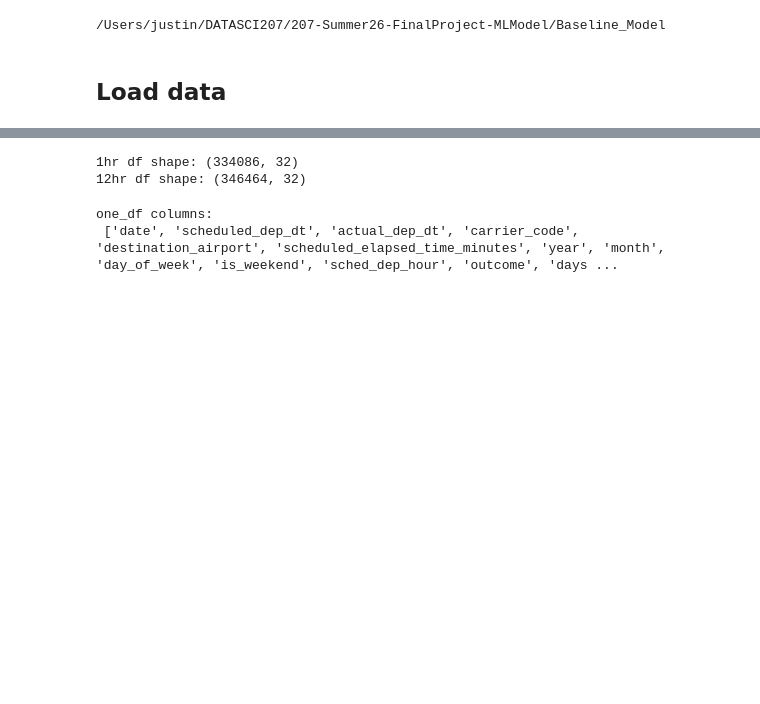
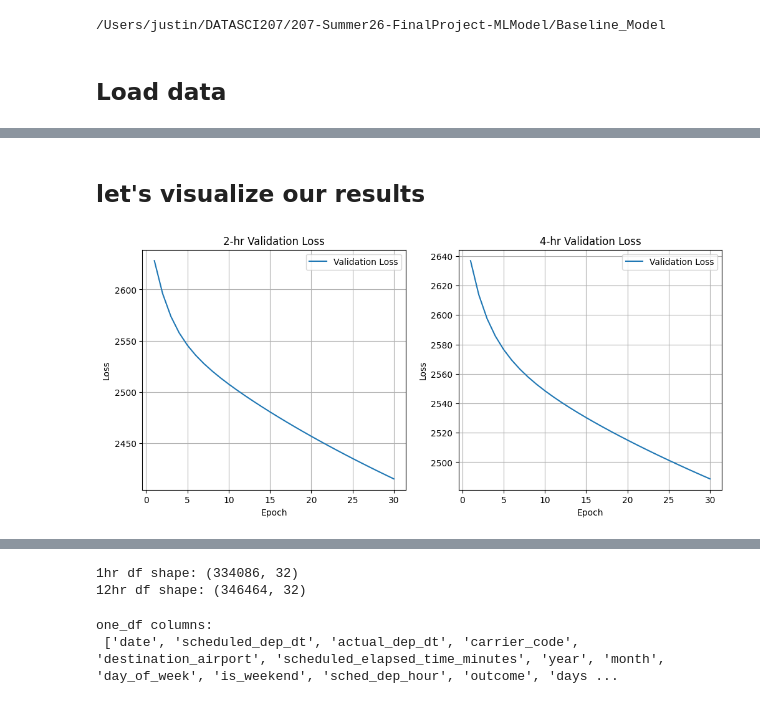
Before and after one commit to UC-Berkeley-I-School/207-Summer26-FinalProject-MLModel, a Jupyter notebook: Baseline_Model/SFO_Flights_1hr_12hr_Baseline_Justin.ipynb, the cells around one changed output, grey strips where cells are left out. Saved outputs shown, nothing was run; the diff lists cells and outputs as text; code cells hidden in the pictures; blank space fills up the shorter version.

```diff
--- a/Baseline_Model/SFO_Flights_1hr_12hr_Baseline_Justin.ipynb
+++ b/Baseline_Model/SFO_Flights_1hr_12hr_Baseline_Justin.ipynb
@@ -22,0 +374,10 @@ print(os.getcwd())
+# %%
+# perform the same cleaning on the 4-hour to dropped cancelled flights which have NaN in the fields
+# this is needed for our linear regression model to perform
+four_p_train_df_reg = four_p_train_df[four_p_train_df[target_p].notna()]
+four_p_val_df_reg = four_p_val_df[four_p_val_df[target_p].notna()]
+four_p_test_df_reg = four_p_test_df[four_p_test_df[target_p].notna()]
+
+print("4-hr Train without cancellations:", four_p_train_df_reg.shape)
+print("4-hr Val w/o cancellations:", four_p_val_df_reg.shape)
+print("4-hr Test w/o cancellations:", four_p_test_df_reg.shape)
@@ -22,0 +409,8 @@ print(os.getcwd())
+# %%
+# build the 4-hour regression model
+four_p_model = build_model(num_features=four_p_X_train_std.shape[1], learning_rate=0.0001)
+four_p_history = four_p_model.fit(
+    four_p_X_train_std, four_p_y_train,
+    validation_data=(four_p_X_val_std, four_p_y_val),
+    epochs=30, batch_size=256   # use 60 epochs like in 2-hour model
+)
@@ -22,0 +475,29 @@ print(os.getcwd())
+# %% [markdown]
+## let's visualize our results
+# %%
+# get epoch axis to match current history lengths
+num_epochs_p = len(two_p_history.history["loss"])
+epochs_p = range(1, num_epochs_p + 1)
+# %%
+# visual validation loss for 2-hr and 4-hr
+plt.figure(figsize=(12,5))
+
+plt.subplot(1,2,1)
+plt.plot(epochs_p, two_p_history.history["val_loss"], label="Validation Loss")
+plt.xlabel("Epoch")
+plt.ylabel("Loss")
+plt.title("2-hr Validation Loss")
+plt.legend()
+plt.grid()
+
+plt.subplot(1,2,2)
+plt.plot(epochs_p, four_p_history.history["val_loss"], label="Validation Loss")
+plt.xlabel("Epoch")
+plt.ylabel("Loss")
+plt.title("4-hr Validation Loss")
+plt.legend()
+plt.grid()
+
+plt.show()
+# %% [output]
+[figure, added]
```
Also changed, not shown: parts of 68 cells of this notebook.
